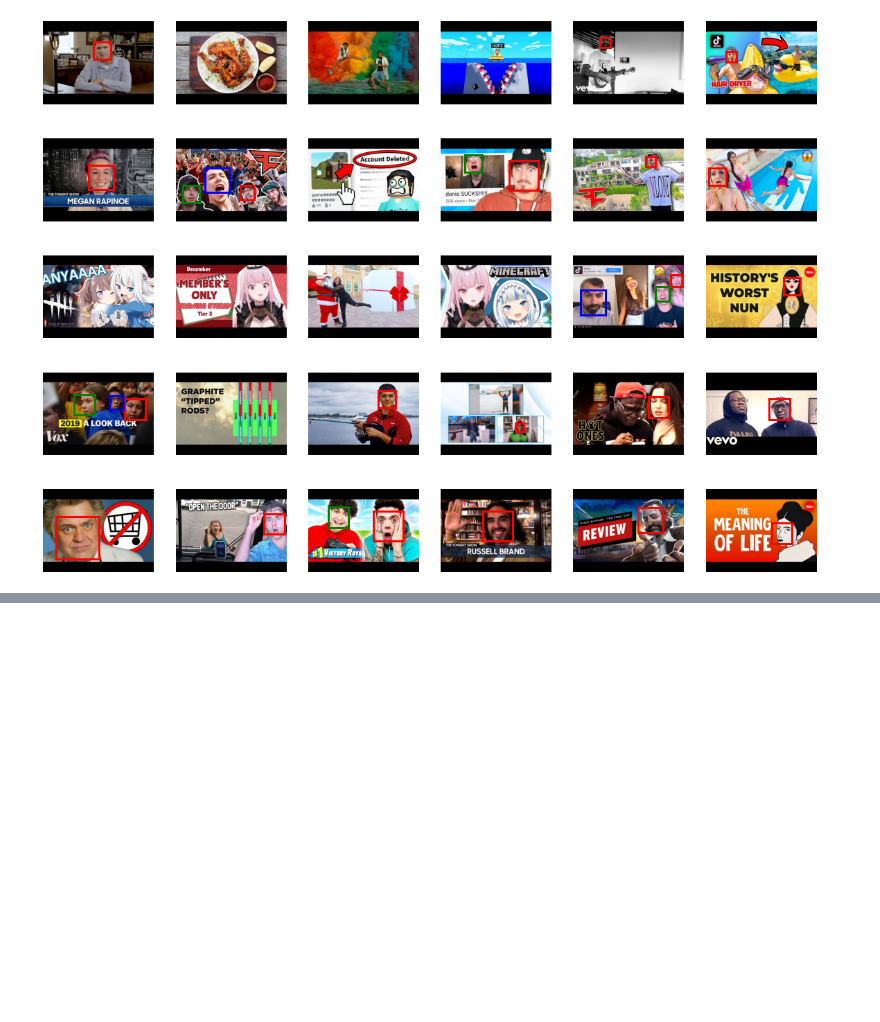
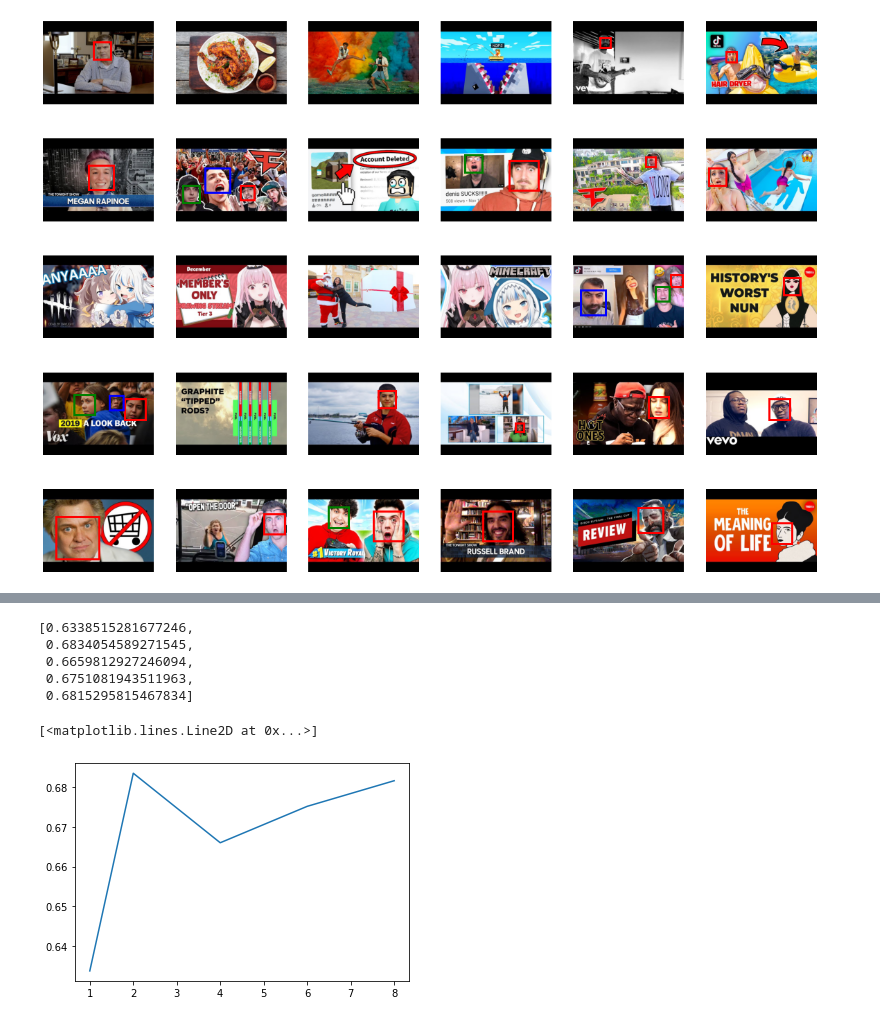
Before and after one commit to ash12345678987654321/taikowo, a Jupyter notebook: combined.ipynb, the cells around one changed output, grey strips where cells are left out. Drawn from its saved outputs; the diff is of its cells as text; code cells hidden in the pictures; blank space fills up the shorter version.

Commit message:
deleted unneeded stuff + final adjustments to combined model

```diff
--- a/combined.ipynb
+++ b/combined.ipynb
@@ -598,0 +622,2 @@ model.fit(x=X_train,y=y_train,validation_split=0.2,
+# %%
+X_test,y_test=get_io(s3)
@@ -598,0 +703,21 @@ model.fit(x=X_train,y=y_train,validation_split=0.2,
+# %%
+val_f1=[]
+ks=[1,2,4,6,8]
+
+for k in ks:
+    print("current K: ",k)
+
+    model=make_model()
+    ids=pd.concat([s]+[s2]*k) #concatenate
+    X_train,y_train=get_io(ids)
+
+    tf.keras.backend.clear_session()
+    hist=model.fit(x=X_train,y=y_train,validation_data=(X_test,y_test),
+                  epochs=10,batch_size=8)
+
+    val_f1.append(max(hist.history["val_f1_m"]))
+
+    #free up memory
+    del X_train
+    del y_train
+    print("\n\n")
@@ -598,0 +742,13 @@ model.fit(x=X_train,y=y_train,validation_split=0.2,
+# %%
+val_f1
+# %% [output]
+[0.6338515281677246,
+ 0.6834054589271545,
+ 0.6659812927246094,
+ 0.6751081943511963,
+ 0.6815295815467834]
+# %%
+plt.plot(ks,val_f1)
+# %% [output]
+[<matplotlib.lines.Line2D at 0x...>]
+[figure, added]
```
Also changed, not shown: parts of 18 cells of this notebook, 5 other files.
